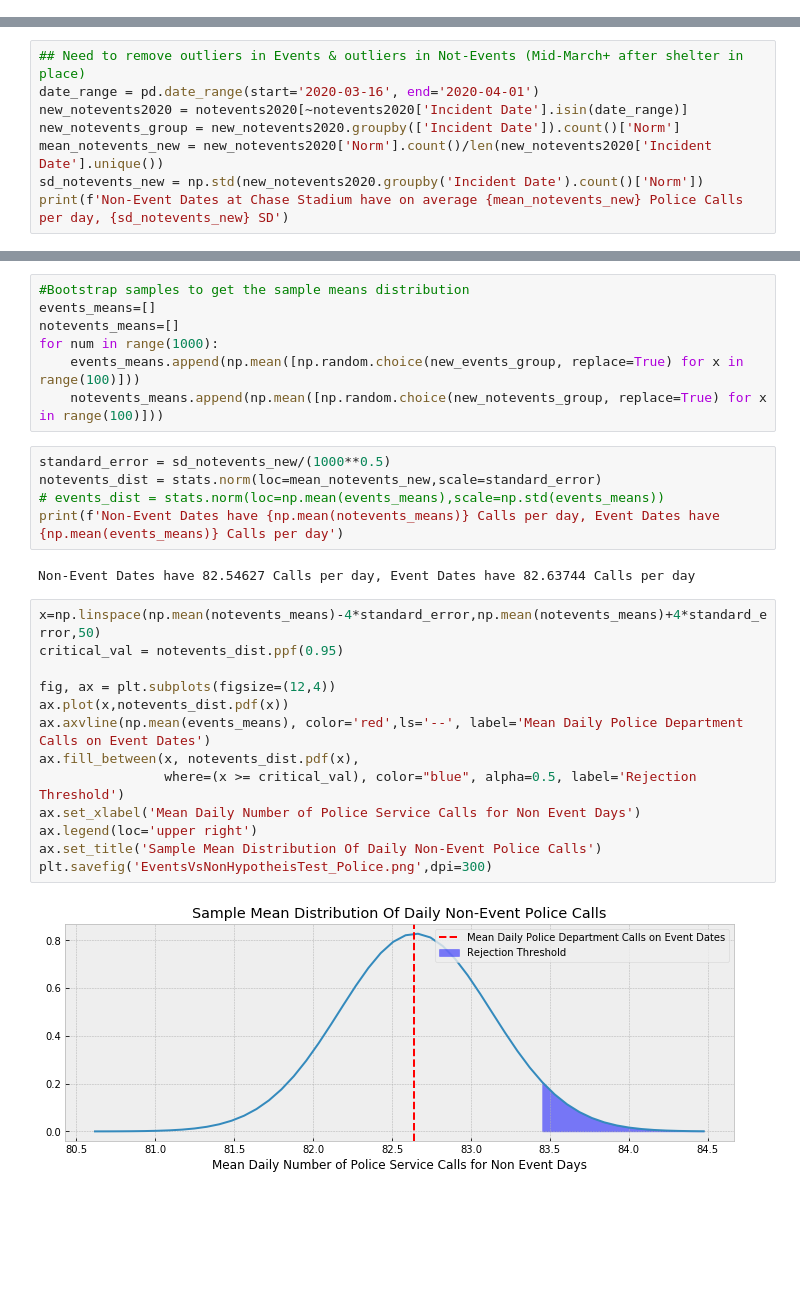
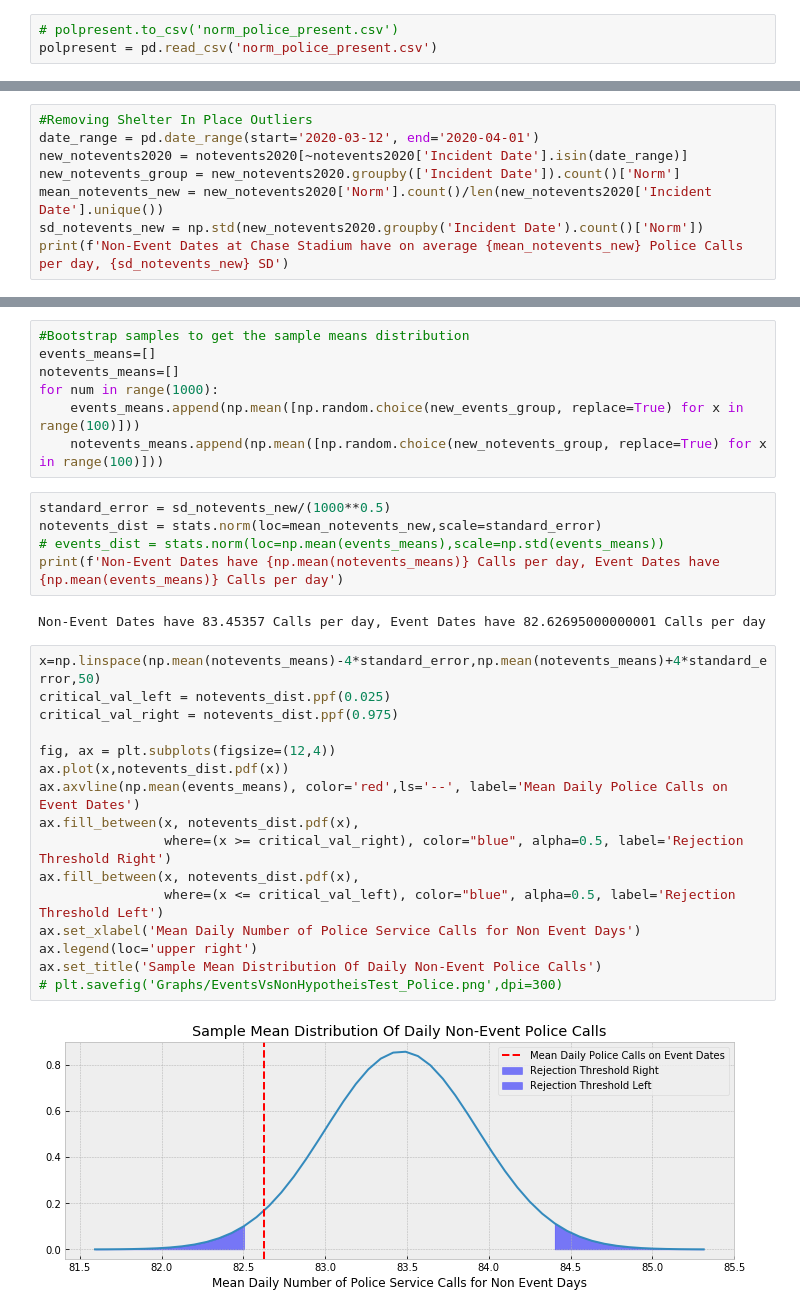
Before and after one commit to sherryduong93/chasestadiumimpact, a Jupyter notebook: Police_Incidents_2018plus.ipynb, the cells around one changed output, grey strips where cells are left out. Saved outputs shown, nothing was run; the diff lists cells and outputs as text; blank space fills up the shorter version.

```diff
--- a/Police_Incidents_2018plus.ipynb
+++ b/Police_Incidents_2018plus.ipynb
@@ -281,3 +305,6 @@ polpresent.head()
+# %%
+# polpresent.to_csv('norm_police_present.csv')
+polpresent = pd.read_csv('norm_police_present.csv')
 # %%
 polpresentclean = polpresent[['Incident Category','Incident Description','Incident Date','Month','Month-Year',
                               'Year','Incident Time','Zipcode','Police District','Longitude_x','Latitude_x',
@@ -500,6 +525,6 @@ plt.savefig('EventsVsNonBox_Police.png',dpi=300)
 # %%
-## Need to remove outliers in Events & outliers in Not-Events (Mid-March+ after shelter in place)
-date_range = pd.date_range(start='2020-03-16', end='2020-04-01')
+#Removing Shelter In Place Outliers
+date_range = pd.date_range(start='2020-03-12', end='2020-04-01')
 new_notevents2020 = notevents2020[~notevents2020['Incident Date'].isin(date_range)]
 new_notevents_group = new_notevents2020.groupby(['Incident Date']).count()['Norm']
 mean_notevents_new = new_notevents2020['Norm'].count()/len(new_notevents2020['Incident Date'].unique())
@@ -528,19 +554,22 @@ notevents_dist = stats.norm(loc=mean_notevents_new,scale=standard_error)
 # events_dist = stats.norm(loc=np.mean(events_means),scale=np.std(events_means))
 print(f'Non-Event Dates have {np.mean(notevents_means)} Calls per day, Event Dates have {np.mean(events_means)} Calls per day')
 # %% [output]
-Non-Event Dates have 82.54627 Calls per day, Event Dates have 82.63744 Calls per day
+Non-Event Dates have 83.45357 Calls per day, Event Dates have 82.62695000000001 Calls per day
 # %%
 x=np.linspace(np.mean(notevents_means)-4*standard_error,np.mean(notevents_means)+4*standard_error,50)
-critical_val = notevents_dist.ppf(0.95)
+critical_val_left = notevents_dist.ppf(0.025)
+critical_val_right = notevents_dist.ppf(0.975)
 
 fig, ax = plt.subplots(figsize=(12,4))
 ax.plot(x,notevents_dist.pdf(x))
-ax.axvline(np.mean(events_means), color='red',ls='--', label='Mean Daily Police Department Calls on Event Dates')
+ax.axvline(np.mean(events_means), color='red',ls='--', label='Mean Daily Police Calls on Event Dates')
 ax.fill_between(x, notevents_dist.pdf(x),
-                where=(x >= critical_val), color="blue", alpha=0.5, label='Rejection Threshold')
+                where=(x >= critical_val_right), color="blue", alpha=0.5, label='Rejection Threshold Right')
+ax.fill_between(x, notevents_dist.pdf(x),
+                where=(x <= critical_val_left), color="blue", alpha=0.5, label='Rejection Threshold Left')
 ax.set_xlabel('Mean Daily Number of Police Service Calls for Non Event Days')
 ax.legend(loc='upper right')
 ax.set_title('Sample Mean Distribution Of Daily Non-Event Police Calls')
-plt.savefig('EventsVsNonHypotheisTest_Police.png',dpi=300)
+# plt.savefig('Graphs/EventsVsNonHypotheisTest_Police.png',dpi=300)
 # %% [output]
-[figure, old version]
+[figure, new version]
```
Also changed, not shown: parts of 20 cells of this notebook, 6 other files.
